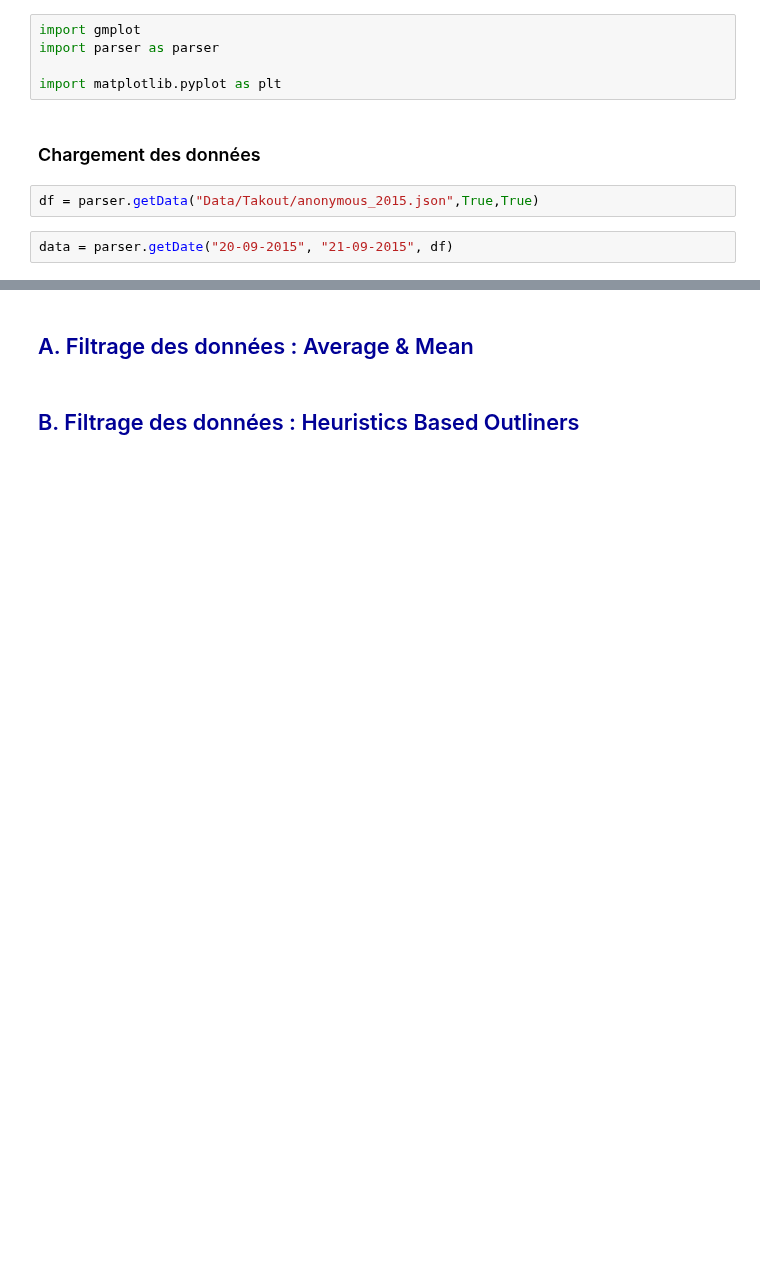
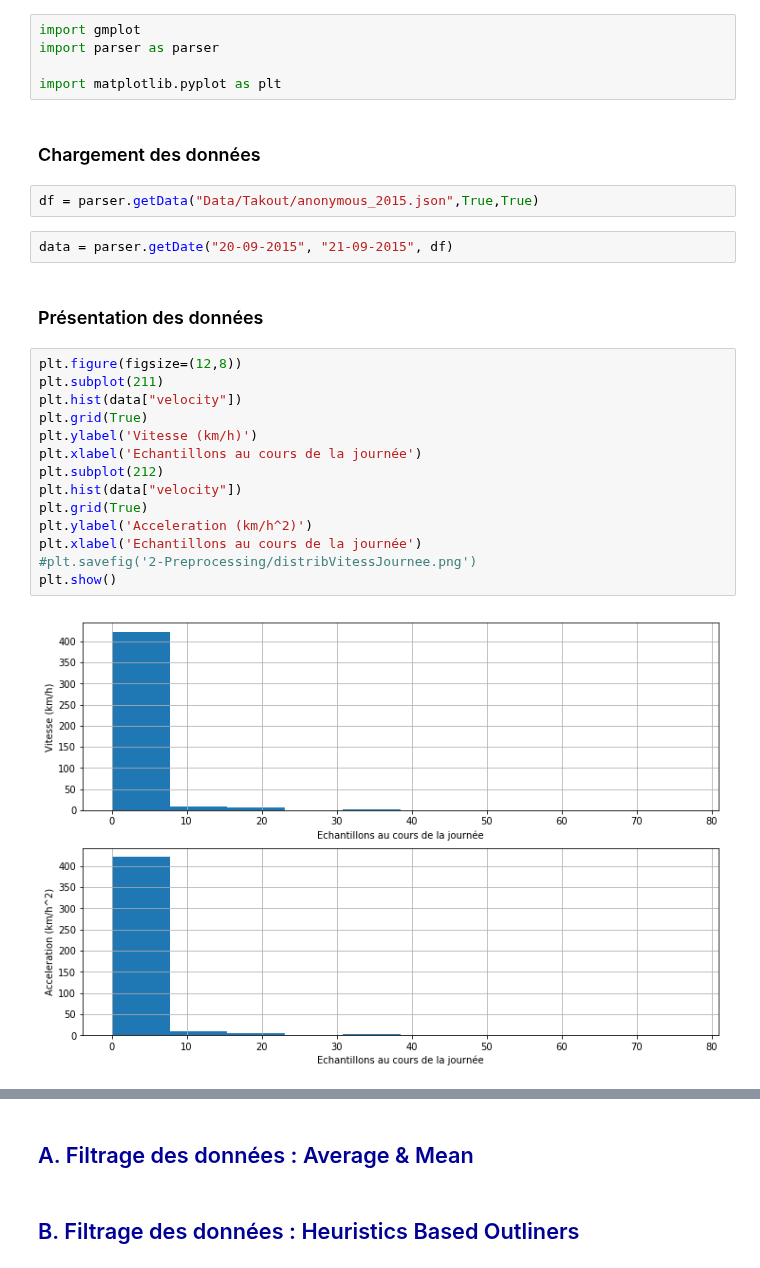
Before and after one commit to AmigoCap/GPSFlow, a Jupyter notebook: 3-Transport.ipynb, the cells around one changed output, grey strips where cells are left out. Cells and saved outputs as stored; diff of their text form; blank space fills up the shorter version.

Commit message:
Data presentation ok.

```diff
--- a/3-Transport.ipynb
+++ b/3-Transport.ipynb
@@ -66,3 +66,21 @@ import matplotlib.pyplot as plt
 df = parser.getData("Data/Takout/anonymous_2015.json",True,True)
 # %%
 data = parser.getDate("20-09-2015", "21-09-2015", df)
+# %% [markdown]
+### Présentation des données
+# %%
+plt.figure(figsize=(12,8))
+plt.subplot(211)
+plt.hist(data["velocity"])
+plt.grid(True)
+plt.ylabel('Vitesse (km/h)')
+plt.xlabel('Echantillons au cours de la journée')
+plt.subplot(212)
+plt.hist(data["velocity"])
+plt.grid(True)
+plt.ylabel('Acceleration (km/h^2)')
+plt.xlabel('Echantillons au cours de la journée')
+#plt.savefig('2-Preprocessing/distribVitessJournee.png')
+plt.show()
+# %% [output]
+[figure, added]
```
Also changed, not shown: parts of 5 cells of this notebook.
